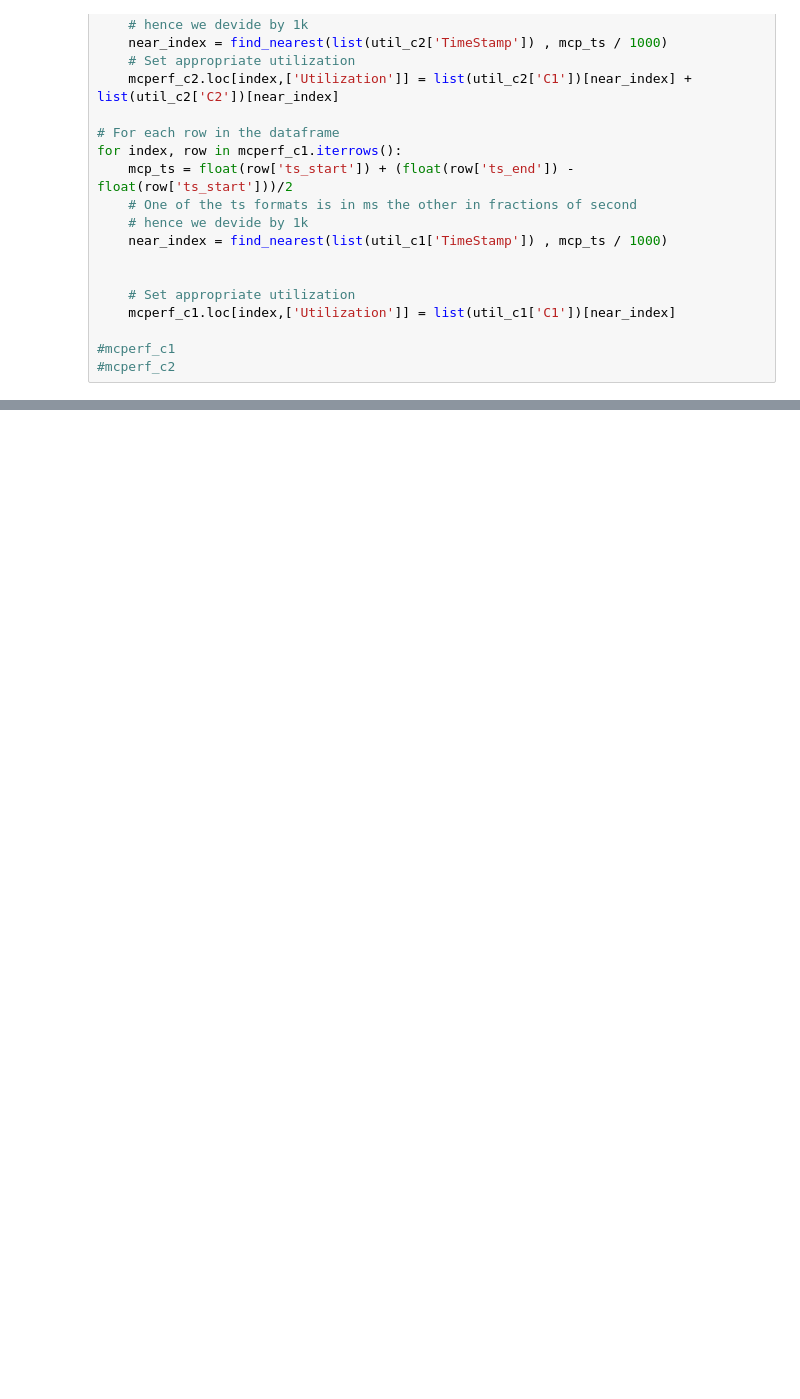
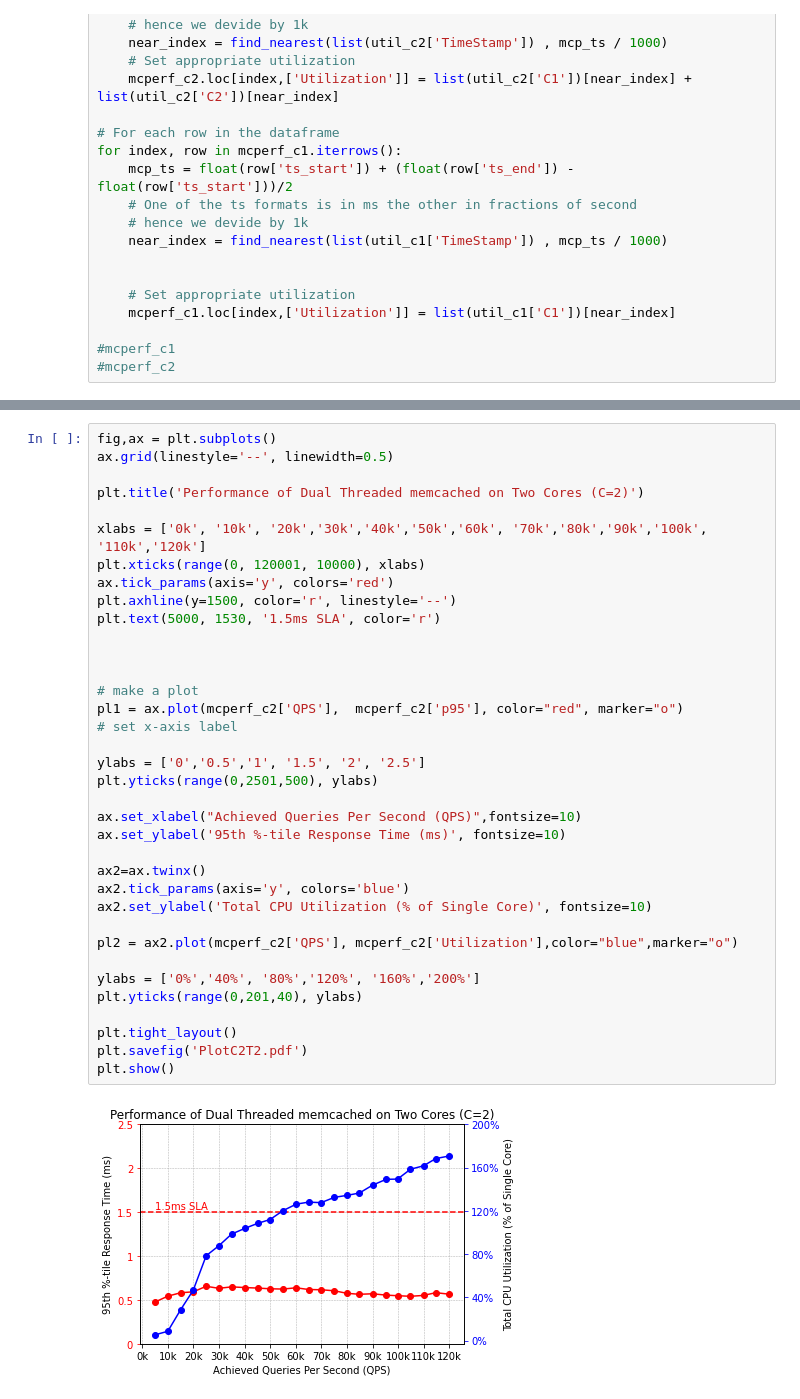
Before and after one commit to ixsanpe/cca-project, a Jupyter notebook: part4/ResultsC/Plot4-1-c.ipynb, the cells around one changed output, grey strips where cells are left out. Saved outputs shown, nothing was run; the diff lists cells and outputs as text; blank space fills up the shorter version.

```diff
--- a/part4/ResultsC/Plot4-1-c.ipynb
+++ b/part4/ResultsC/Plot4-1-c.ipynb
@@ -88,0 +98,38 @@ plt.show()
+# %%
+fig,ax = plt.subplots()
+ax.grid(linestyle='--', linewidth=0.5)
+
+plt.title('Performance of Dual Threaded memcached on Two Cores (C=2)')
+
+xlabs = ['0k', '10k', '20k','30k','40k','50k','60k', '70k','80k','90k','100k', '110k','120k']
+plt.xticks(range(0, 120001, 10000), xlabs)
+ax.tick_params(axis='y', colors='red')
+plt.axhline(y=1500, color='r', linestyle='--')
+plt.text(5000, 1530, '1.5ms SLA', color='r')
+
+
+
+# make a plot
+pl1 = ax.plot(mcperf_c2['QPS'],  mcperf_c2['p95'], color="red", marker="o")
+# set x-axis label
+
+ylabs = ['0','0.5','1', '1.5', '2', '2.5']
+plt.yticks(range(0,2501,500), ylabs)
+
+ax.set_xlabel("Achieved Queries Per Second (QPS)",fontsize=10)
+ax.set_ylabel('95th %-tile Response Time (ms)', fontsize=10)
+
+ax2=ax.twinx()
+ax2.tick_params(axis='y', colors='blue')
+ax2.set_ylabel('Total CPU Utilization (% of Single Core)', fontsize=10)
+
+pl2 = ax2.plot(mcperf_c2['QPS'], mcperf_c2['Utilization'],color="blue",marker="o")
+
+ylabs = ['0%','40%', '80%','120%', '160%','200%']
+plt.yticks(range(0,201,40), ylabs)
+
+plt.tight_layout()
+plt.savefig('PlotC2T2.pdf')
+plt.show()
+# %% [output]
+[figure, added]
```
Also changed, not shown: parts of 1 cell of this notebook, 2 other files.
